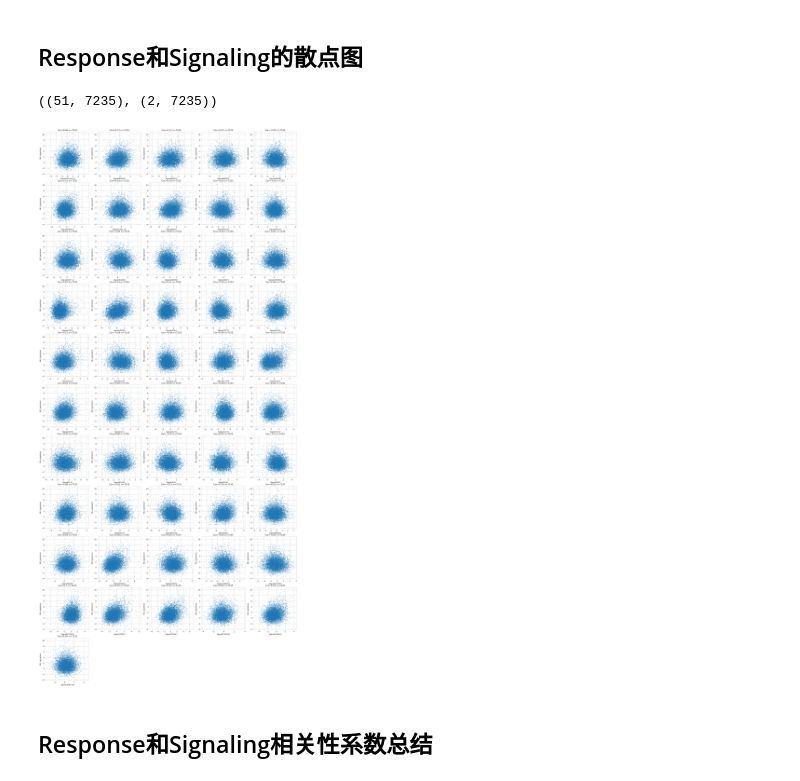
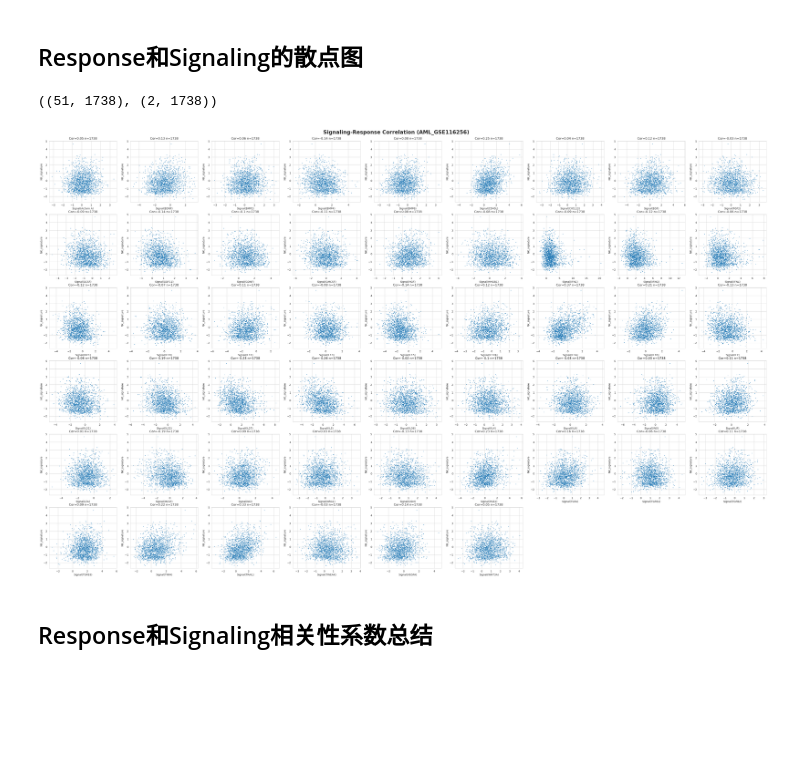
Before and after one commit to yoyoong/Tres, a Jupyter notebook: 2.mTres/qc_plot.ipynb, the cells around one changed output. Drawn from its saved outputs; the diff is of its cells as text; code cells hidden in the pictures; blank space fills up the shorter version.

```diff
--- a/2.mTres/qc_plot.ipynb
+++ b/2.mTres/qc_plot.ipynb
@@ -7,15 +7,15 @@ import matplotlib.pyplot as plt
 import seaborn as sns
 
 celltype = 'NK'
-sample = 'HNSC_GSE139324'
+sample = 'AML_GSE116256'
 
 if celltype == 'CD8T':
-    signature = 'Prolifertion'
+    signature = 'Proliferation'
     celltype_in_column = 'CD8T'
     celltype_in_file = 'CD8T'
-    response_path = f'/sibcb2/bioinformatics2/hongyuyang/dataset/Tres/2.tisch_data/3-1.Prolifertion/{sample}.csv'
+    response_path = f'/sibcb2/bioinformatics2/hongyuyang/dataset/Tres/2.tisch_data/3-1.Proliferation/{sample}.csv'
 elif celltype == 'Macrophage':
-    signature = 'Polarization'
+    signature = 'SMART_C13'
     celltype_in_column = 'Mono/Macro'
     celltype_in_file = 'Mono_Macro'
     response_path = f'/sibcb2/bioinformatics2/hongyuyang/dataset/Tres/2.tisch_data/3-2.Polarization/{sample}.csv'
@@ -43,37 +43,37 @@ response_data = pd.read_csv(response_path, delimiter='\t', index_col=0, header=0
 
 signaling_data.shape, response_data.shape
 # %% [output]
-((51, 7235), (2, 7235))
+((51, 1738), (2, 1738))
 # %%
 import matplotlib.gridspec as gridspec
 from scipy.stats import pearsonr
 
-fig = plt.figure(figsize=(25, 55))
-ncols, nrows = 5, 11
+fig = plt.figure(figsize=(50, 30))
+ncols, nrows = 9, 6
 gs = gridspec.GridSpec(nrows=nrows, ncols=ncols, width_ratios=[1] * ncols, height_ratios=[1] * nrows)
 
 y = response_data.loc[signature]
 i = 0
 for cytokine in list(signaling_data.index):
-    col = i % 5
-    row = int(i / 5)
+    col = i % ncols
+    row = int(i / ncols)
     ax = fig.add_subplot(gs[row, col])
 
     x = signaling_data.loc[cytokine]
 
     # x_normalized = (x - min(x)) / (max(x) - min(x))
     # y_normalized = (y - min(y)) / (max(y) - min(y))
     correlation, _ = pearsonr(x, y)
 
     ax.scatter(x, y, s=1)
     ax.set_xlabel(f'Signal({cytokine})')
     ax.set_ylabel(signature)
     ax.set_title(f'Cor={round(correlation, 2)} n={len(x)}')
     i += 1
-# fig.title(f"Signaling-Response Correlation ({sample})")
+fig.suptitle(f"Signaling-Response Correlation ({sample})", fontsize=20, fontweight='bold', y=0.9)
 plt.show()
 # %% [output]
-[figure, old version]
+[figure, new version]
 # %% [markdown]
 ## Response和Signaling相关性系数总结
 # %%
```
Also changed, not shown: parts of 3 cells of this notebook, 10 other files.
